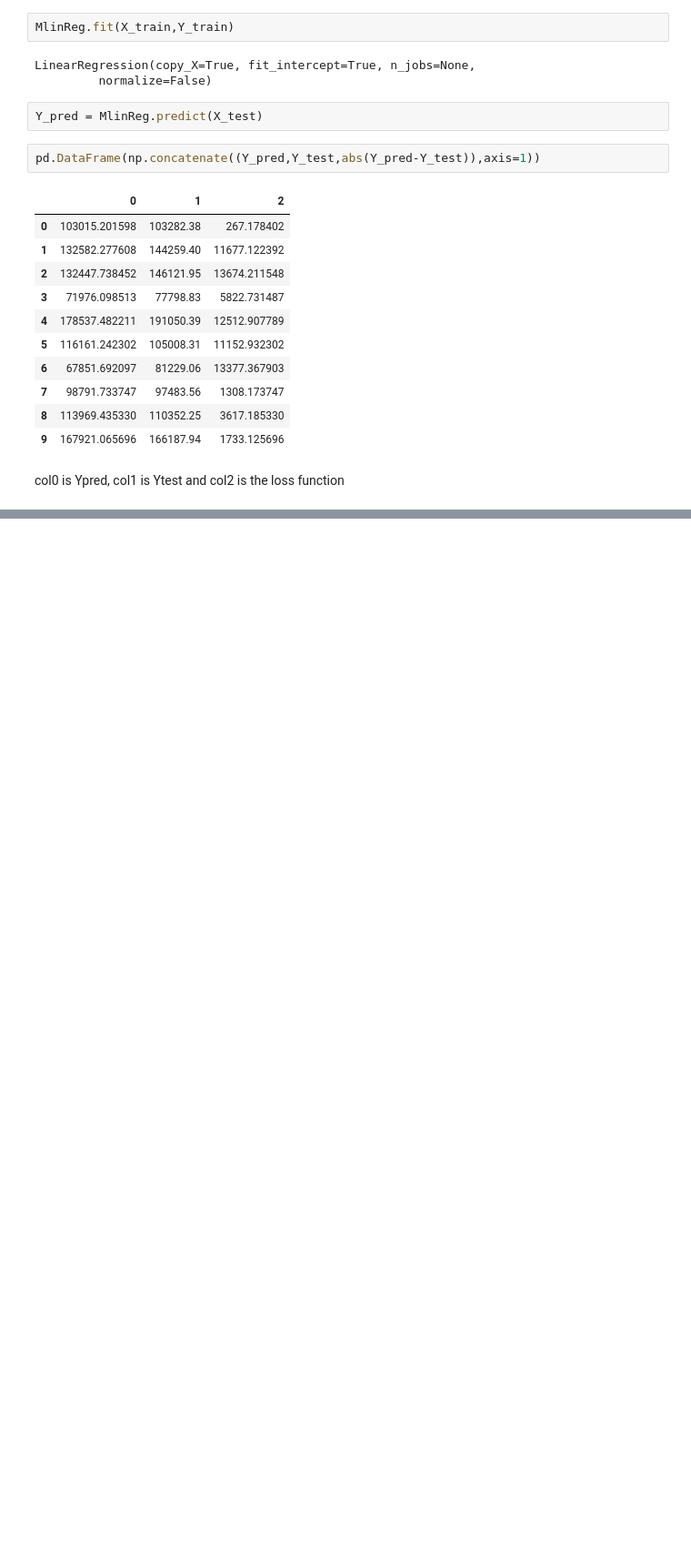
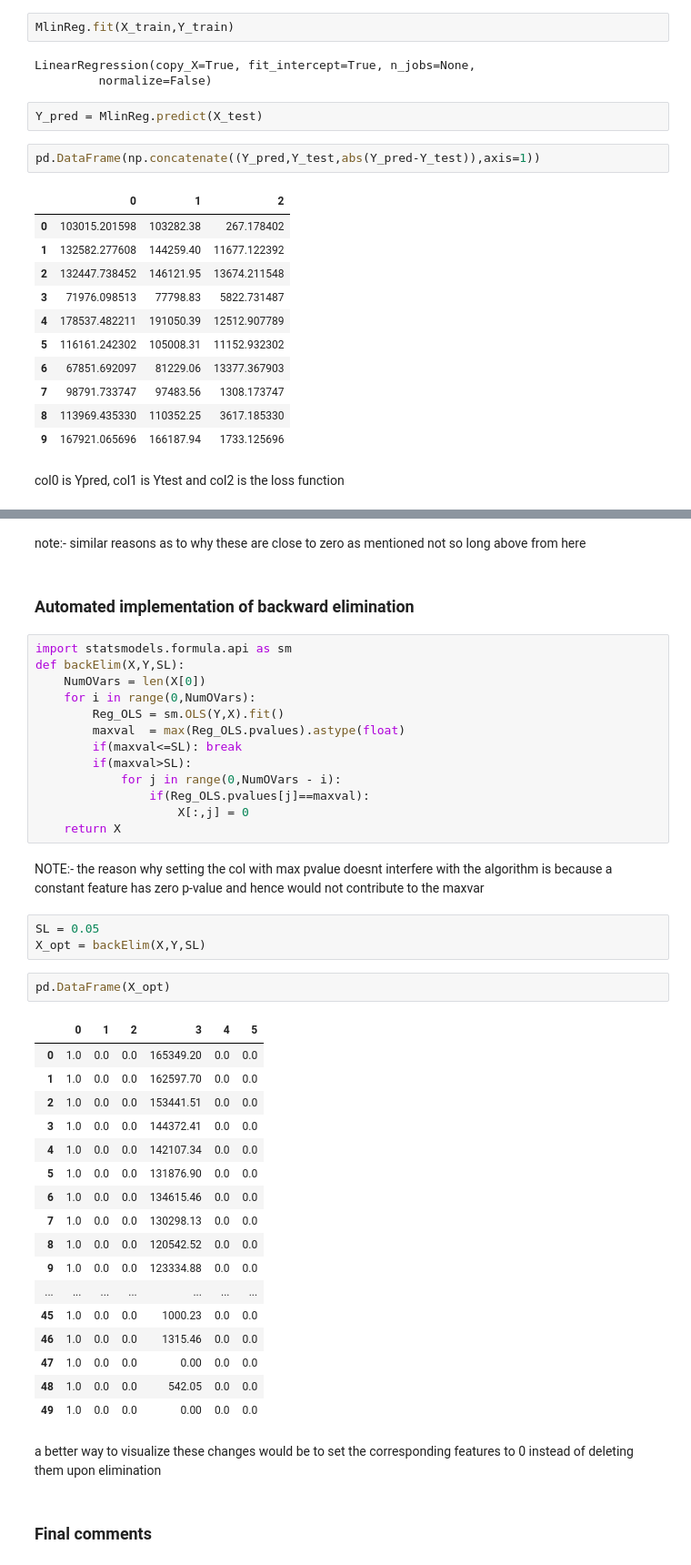
Before and after one commit to rajp152k/Machine_Learning, a Jupyter notebook: models - udemy course/Regression/Multiple Linear Regression/Multiple Linear Regression.ipynb, the cells around one changed output, grey strips where cells are left out. Shown: that part at 91% size. Cells and saved outputs as stored; diff of their text form; blank space fills up the shorter version.

```diff
--- a/models - udemy course/Regression/Multiple Linear Regression/Multiple Linear Regression.ipynb
+++ b/models - udemy course/Regression/Multiple Linear Regression/Multiple Linear Regression.ipynb
@@ -120,0 +322,46 @@ col0 is Ypred, col1 is Ytest and col2 is the loss function
+# %% [markdown]
+note:- similar reasons as to why these are close to zero as mentioned not so long above from here
+# %% [markdown]
+### Automated implementation of backward elimination
+# %%
+import statsmodels.formula.api as sm
+def backElim(X,Y,SL):
+    NumOVars = len(X[0])
+    for i in range(0,NumOVars):
+        Reg_OLS = sm.OLS(Y,X).fit()
+        maxval  = max(Reg_OLS.pvalues).astype(float)
+        if(maxval<=SL): break
+        if(maxval>SL):
+            for j in range(0,NumOVars - i):
+                if(Reg_OLS.pvalues[j]==maxval):
+                    X[:,j] = 0
+    return X
+# %% [markdown]
+NOTE:- the reason why setting the col with max pvalue doesnt interfere with the algorithm is because a constant feature has zero p-value and hence would not contribute to the maxvar
+# %%
+SL = 0.05
+X_opt = backElim(X,Y,SL)
+# %%
+pd.DataFrame(X_opt)
+# %% [output]
+|  | 0 | 1 | 2 | 3 | 4 | 5 |
+| 0 | 1.0 | 0.0 | 0.0 | 165349.20 | 0.0 | 0.0 |
+| 1 | 1.0 | 0.0 | 0.0 | 162597.70 | 0.0 | 0.0 |
+| 2 | 1.0 | 0.0 | 0.0 | 153441.51 | 0.0 | 0.0 |
+| 3 | 1.0 | 0.0 | 0.0 | 144372.41 | 0.0 | 0.0 |
+| 4 | 1.0 | 0.0 | 0.0 | 142107.34 | 0.0 | 0.0 |
+| 5 | 1.0 | 0.0 | 0.0 | 131876.90 | 0.0 | 0.0 |
+| 6 | 1.0 | 0.0 | 0.0 | 134615.46 | 0.0 | 0.0 |
+| 7 | 1.0 | 0.0 | 0.0 | 130298.13 | 0.0 | 0.0 |
+| 8 | 1.0 | 0.0 | 0.0 | 120542.52 | 0.0 | 0.0 |
+| 9 | 1.0 | 0.0 | 0.0 | 123334.88 | 0.0 | 0.0 |
+| ... | ... | ... | ... | ... | ... | ... |
+| 45 | 1.0 | 0.0 | 0.0 | 1000.23 | 0.0 | 0.0 |
+| 46 | 1.0 | 0.0 | 0.0 | 1315.46 | 0.0 | 0.0 |
+| 47 | 1.0 | 0.0 | 0.0 | 0.00 | 0.0 | 0.0 |
+| 48 | 1.0 | 0.0 | 0.0 | 542.05 | 0.0 | 0.0 |
+| 49 | 1.0 | 0.0 | 0.0 | 0.00 | 0.0 | 0.0 |
+# %% [markdown]
+a better way to visualize these changes would be to set the corresponding features to 0 instead of deleting them upon elimination
+# %% [markdown]
+### Final comments
```
Also changed, not shown: parts of 33 cells of this notebook.
